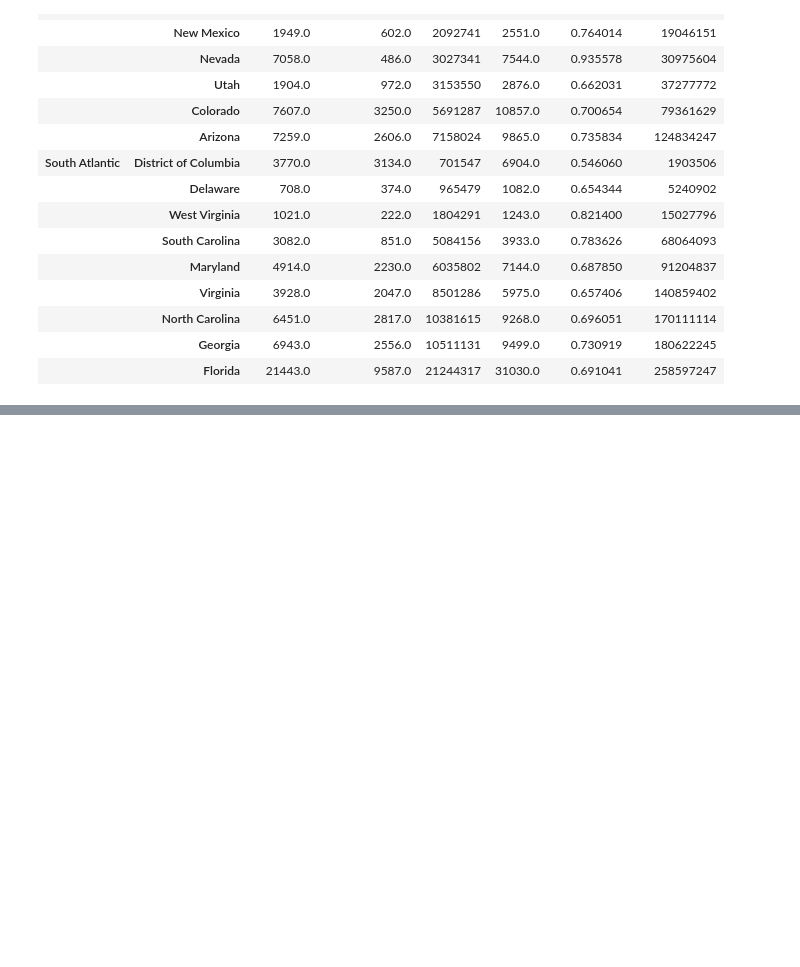
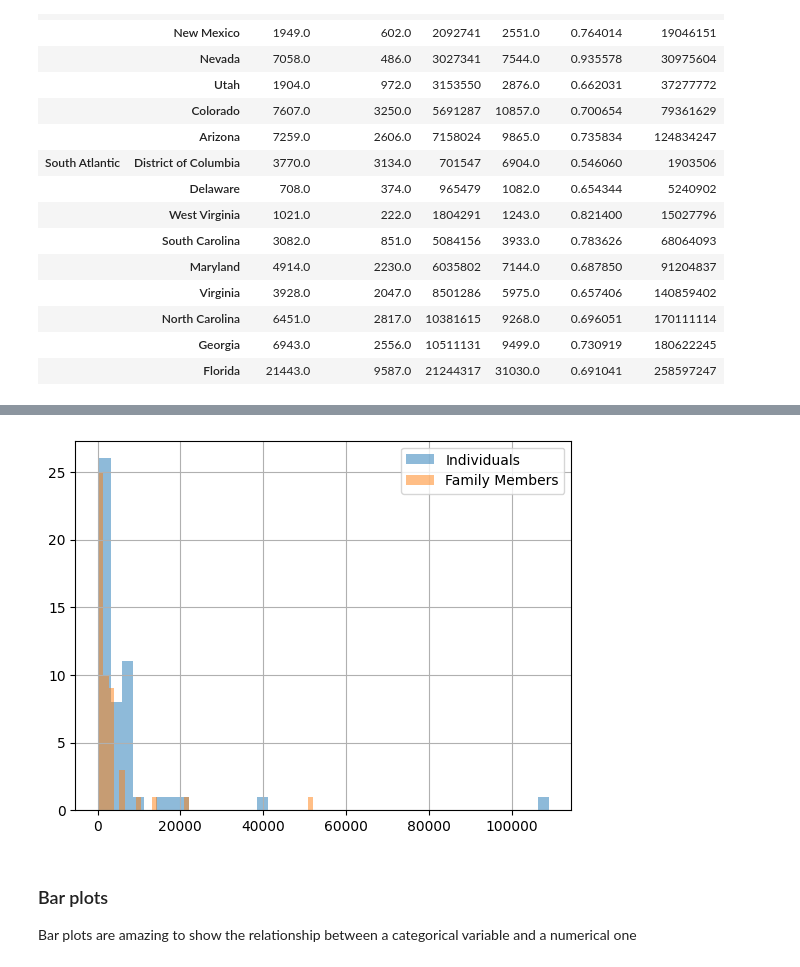
Before and after one commit to mapra99/ds-data-manipulation, a Jupyter notebook: pandas-datacamp.ipynb, the cells around one changed output, grey strips where cells are left out. Drawn from its saved outputs; the diff is of its cells as text; code cells hidden in the pictures; blank space fills up the shorter version.

```diff
--- a/pandas-datacamp.ipynb
+++ b/pandas-datacamp.ipynb
@@ -519,0 +678,14 @@ indexed_homelessness.loc[["Mountain", "South Atlantic"]]
+# %%
+plt.clf()
+
+homelessness["individuals"].hist(bins = 40, alpha = 0.5)
+homelessness["family_members"].hist(bins = 40, alpha = 0.5)
+
+plt.legend(["Individuals", "Family Members"])
+plt.show()
+# %% [output]
+[figure, added]
+# %% [markdown]
+### Bar plots
+
+Bar plots are amazing to show the relationship between a categorical variable and a numerical one
```
Also changed, not shown: parts of 38 cells of this notebook.
